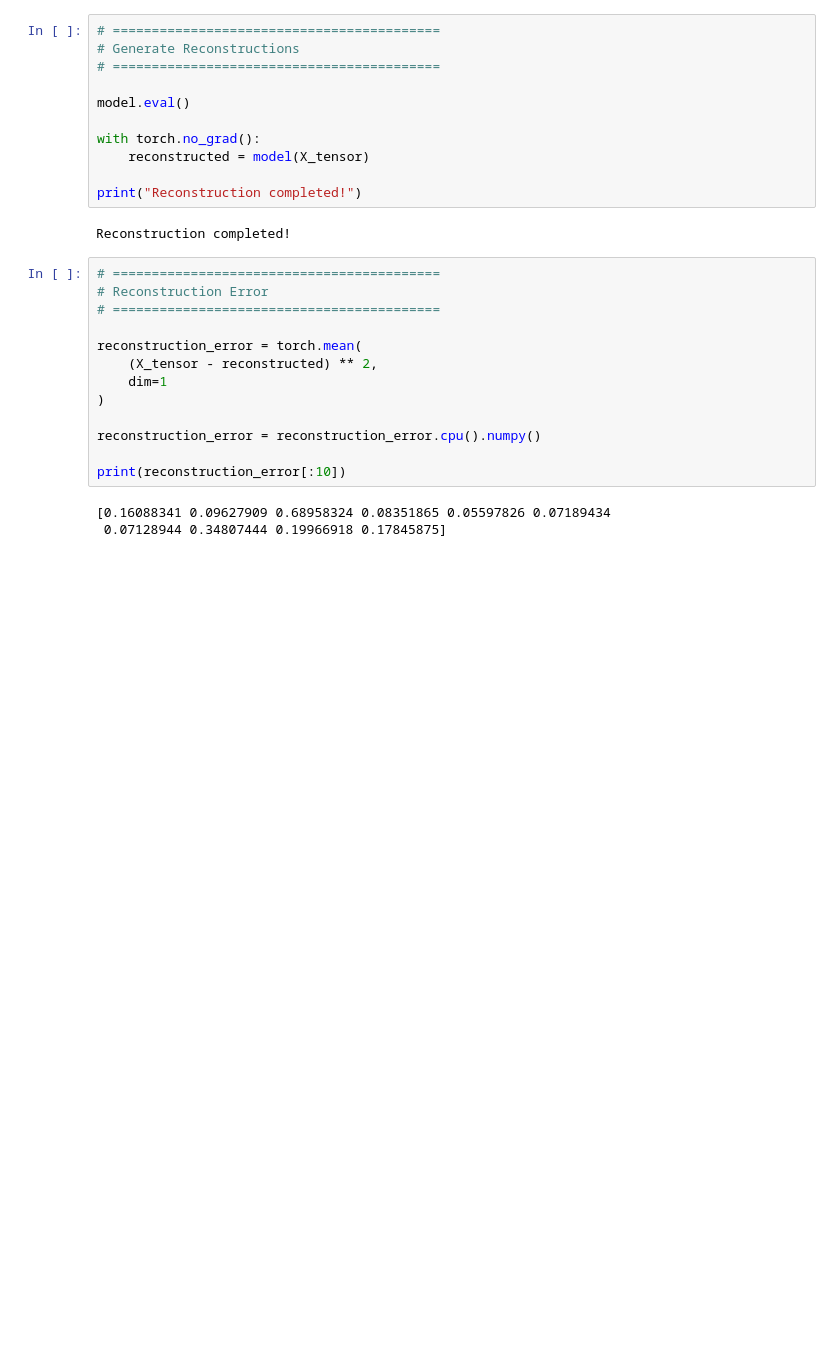
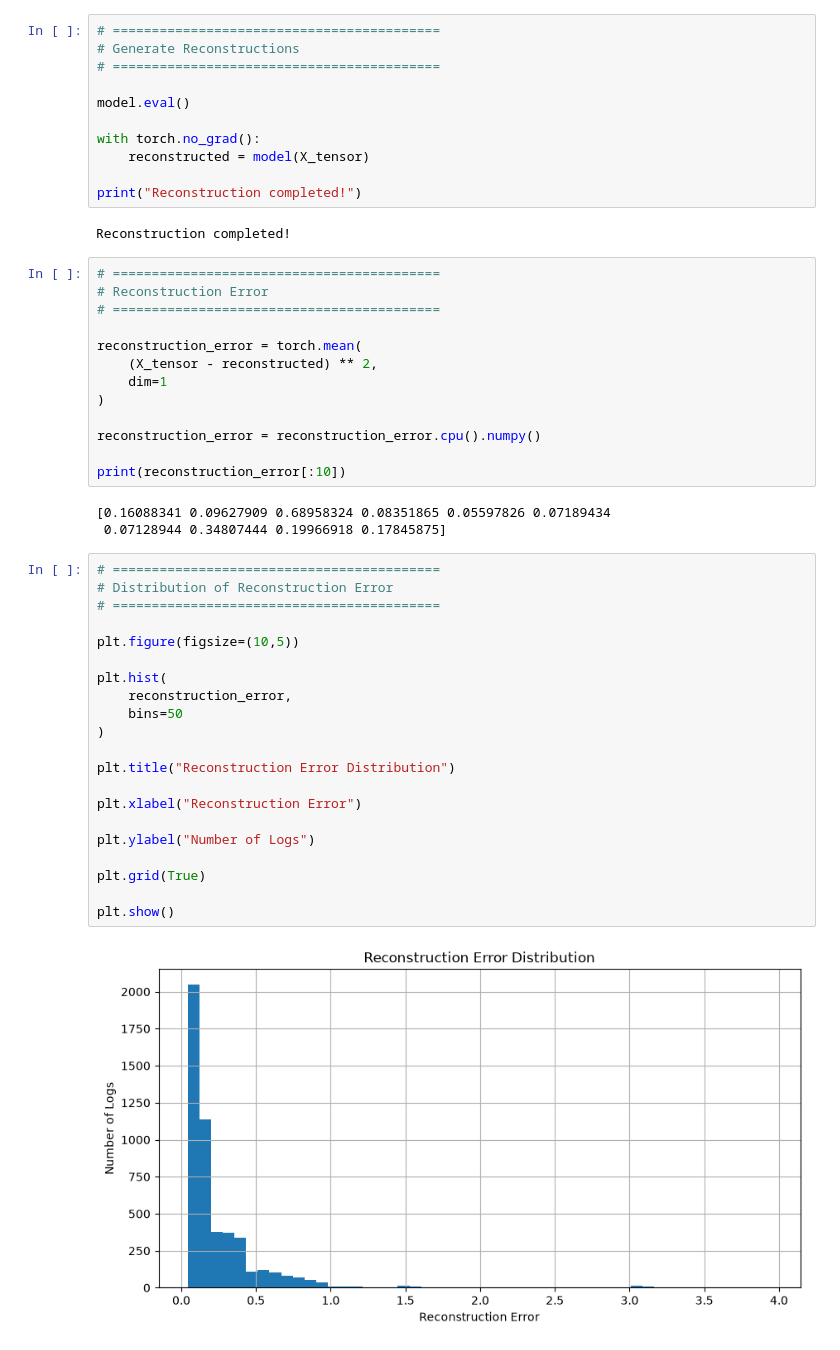
Before and after one commit to connectwithvanshika/LogAI, a Jupyter notebook: notebooks/03_AutoEncoder.ipynb, the cells around one changed output. Saved outputs shown, nothing was run; the diff lists cells and outputs as text; blank space fills up the shorter version.

Commit message:
error distribution

```diff
--- a/notebooks/03_AutoEncoder.ipynb
+++ b/notebooks/03_AutoEncoder.ipynb
@@ -519,3 +519,26 @@ print(reconstruction_error[:10])
 # %% [output]
 [0.16088341 0.09627909 0.68958324 0.08351865 0.05597826 0.07189434
  0.07128944 0.34807444 0.19966918 0.17845875]
+# %%
+# ==========================================
+# Distribution of Reconstruction Error
+# ==========================================
+
+plt.figure(figsize=(10,5))
+
+plt.hist(
+    reconstruction_error,
+    bins=50
+)
+
+plt.title("Reconstruction Error Distribution")
+
+plt.xlabel("Reconstruction Error")
+
+plt.ylabel("Number of Logs")
+
+plt.grid(True)
+
+plt.show()
+# %% [output]
+[figure, added]
```
